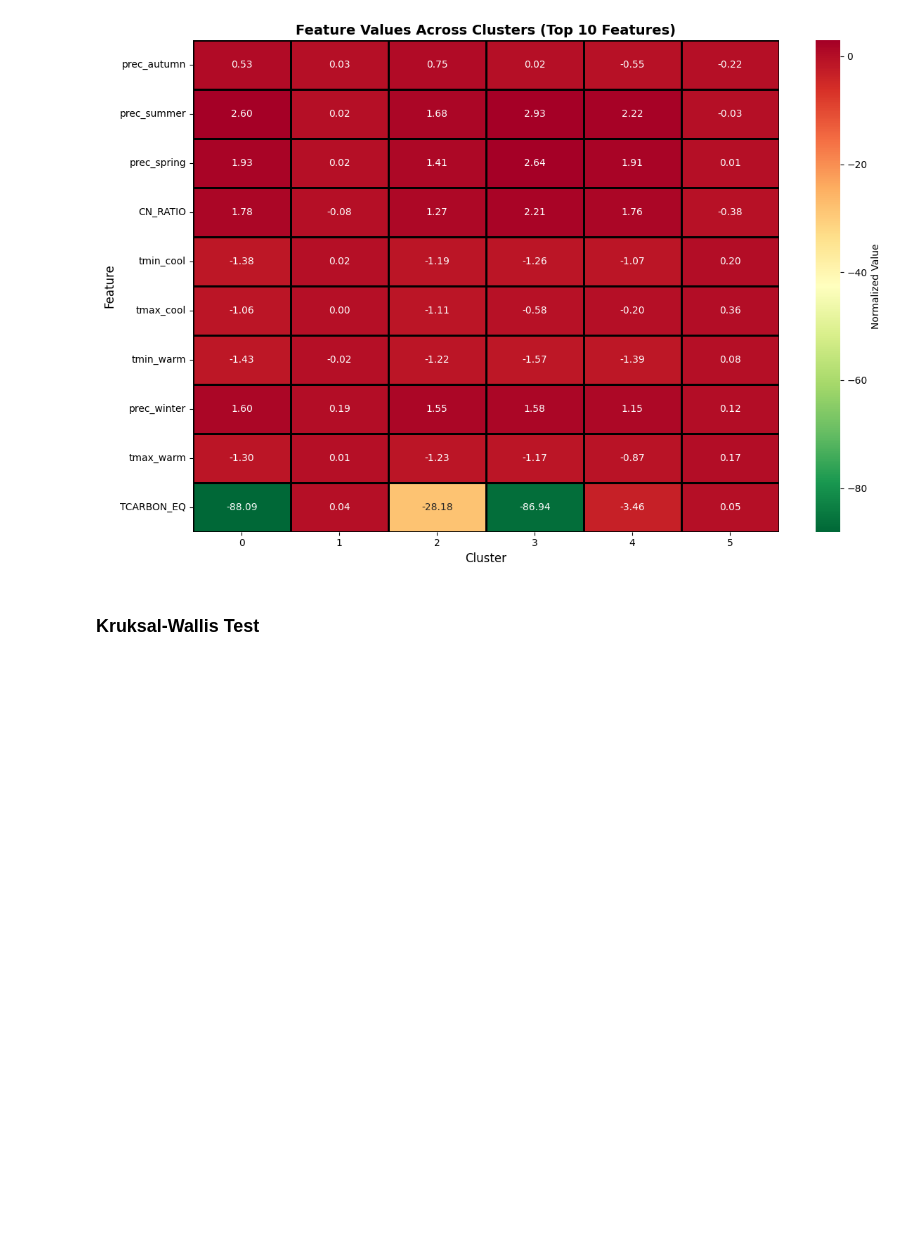
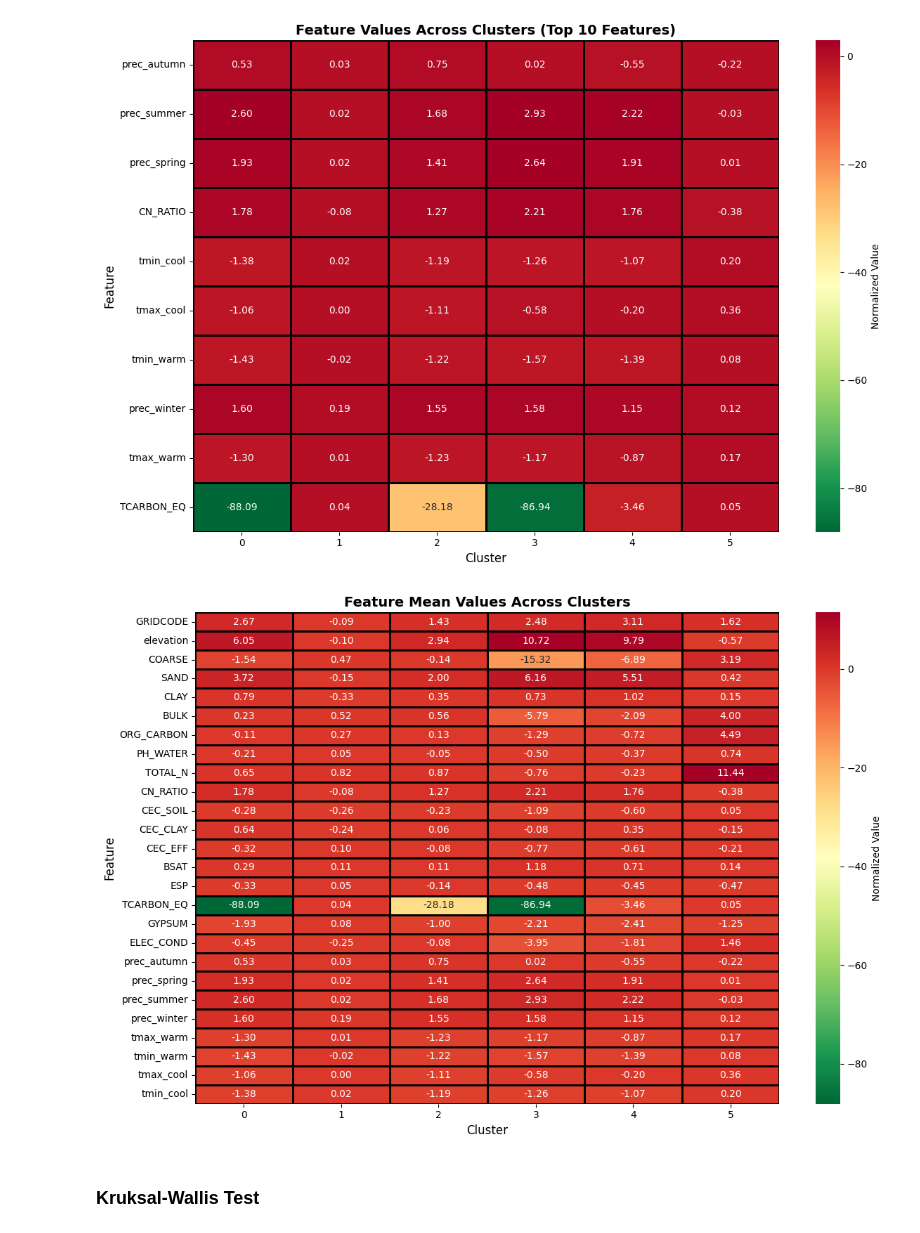
Before and after one commit to b-fatma/S2I-DM, a Jupyter notebook: src/6_unsupervised/kmeans.ipynb, the cells around one changed output. Saved outputs shown, nothing was run; the diff lists cells and outputs as text; code cells hidden in the pictures; blank space fills up the shorter version.

```diff
--- a/src/6_unsupervised/kmeans.ipynb
+++ b/src/6_unsupervised/kmeans.ipynb
@@ -671,6 +720,30 @@ plt.tight_layout()
 plt.show()
 # %% [output]
 [figure]
+# %%
+# Add cluster labels to dataframe
+df_analysis = X_scaled.copy()
+df_analysis['cluster'] = y_pred
+df_analysis['fire'] = y
+
+# Calculate mean feature values per cluster
+cluster_means = df_analysis.groupby('cluster').mean()
+
+# Select top discriminative features (from RF)
+top_features = X_scaled.columns
+
+# Heatmap of feature values across clusters
+plt.figure(figsize=(12, 8))
+sns.heatmap(cluster_means[top_features].T, annot=True, fmt='.2f',
+            cmap='RdYlGn_r', cbar_kws={'label': 'Normalized Value'},
+            linewidths=1, linecolor='black')
+plt.xlabel('Cluster', fontsize=12)
+plt.ylabel('Feature', fontsize=12)
+plt.title('Feature Mean Values Across Clusters', fontsize=14, fontweight='bold')
+plt.tight_layout()
+plt.show()
+# %% [output]
+[figure, added]
 # %% [markdown]
 ### Kruksal-Wallis Test
 # %%
```
Also changed, not shown: parts of 13 cells of this notebook.
